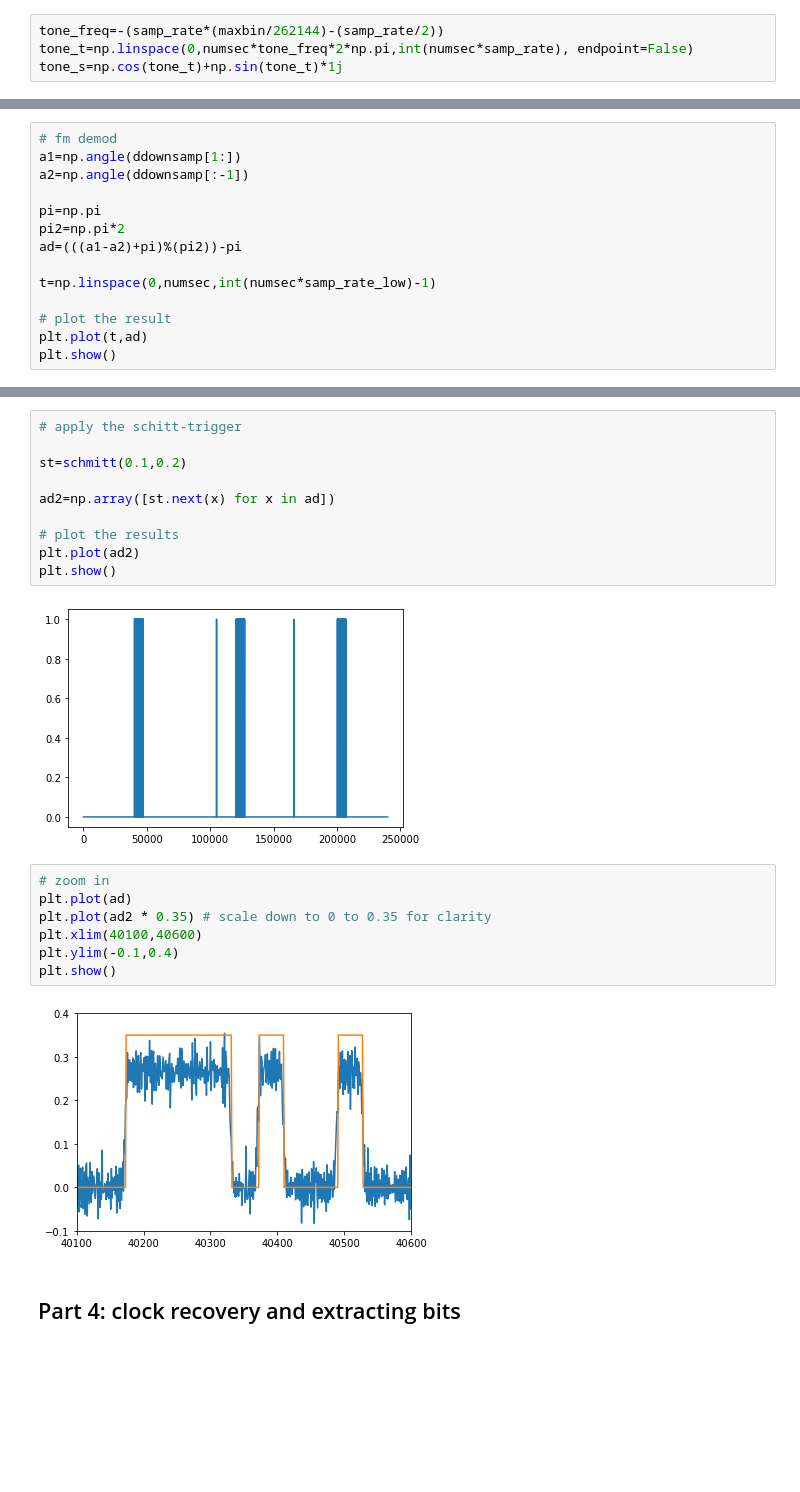
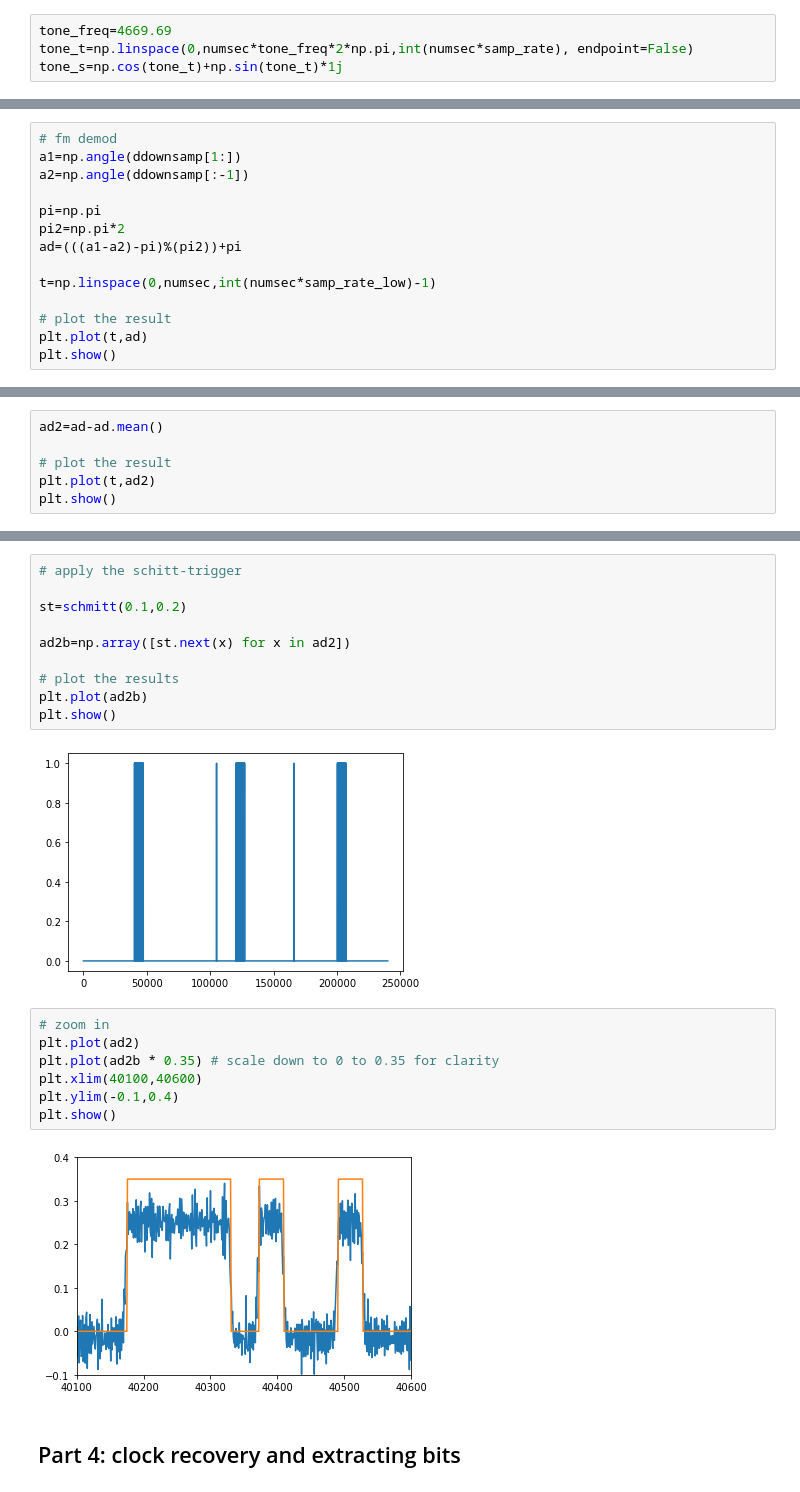
Before and after one commit to on1arf/sdr-python, a Jupyter notebook: efr_teleswitch.ipynb, the cells around one changed output, grey strips where cells are left out. Drawn from its saved outputs; the diff is of its cells as text; blank space fills up the shorter version.

```diff
--- a/efr_teleswitch.ipynb
+++ b/efr_teleswitch.ipynb
@@ -80,7 +80,7 @@ frequency: -4869.68994140625
 ### Upconvert
 Create a tone of 4669.69 Hz, mix it with the received signal to upconvert that signal to 0 Hz and let's look at the result.
 # %%
-tone_freq=-(samp_rate*(maxbin/262144)-(samp_rate/2))
+tone_freq=4669.69
 tone_t=np.linspace(0,numsec*tone_freq*2*np.pi,int(numsec*samp_rate), endpoint=False)
 tone_s=np.cos(tone_t)+np.sin(tone_t)*1j
 # %%
@@ -136,7 +136,7 @@ a2=np.angle(ddownsamp[:-1])
 
 pi=np.pi
 pi2=np.pi*2
-ad=(((a1-a2)+pi)%(pi2))-pi
+ad=(((a1-a2)-pi)%(pi2))+pi
 
 t=np.linspace(0,numsec,int(numsec*samp_rate_low)-1)
 
@@ -147,0 +150,6 @@ plt.show()
+# %%
+ad2=ad-ad.mean()
+
+# plot the result
+plt.plot(t,ad2)
+plt.show()
@@ -195,22 +205,22 @@ class schmitt():
 
 st=schmitt(0.1,0.2)
 
-ad2=np.array([st.next(x) for x in ad])
+ad2b=np.array([st.next(x) for x in ad2])
 
 # plot the results
-plt.plot(ad2)
+plt.plot(ad2b)
 plt.show()
 # %% [output]
 [figure]
 # %%
 # zoom in
-plt.plot(ad)
-plt.plot(ad2 * 0.35) # scale down to 0 to 0.35 for clarity
+plt.plot(ad2)
+plt.plot(ad2b * 0.35) # scale down to 0 to 0.35 for clarity
 plt.xlim(40100,40600)
 plt.ylim(-0.1,0.4)
 plt.show()
 # %% [output]
-[figure, old version]
+[figure, new version]
 # %% [markdown]
 ## Part 4: clock recovery and extracting bits
 # %% [markdown]
```
Also changed, not shown: parts of 19 cells of this notebook.
